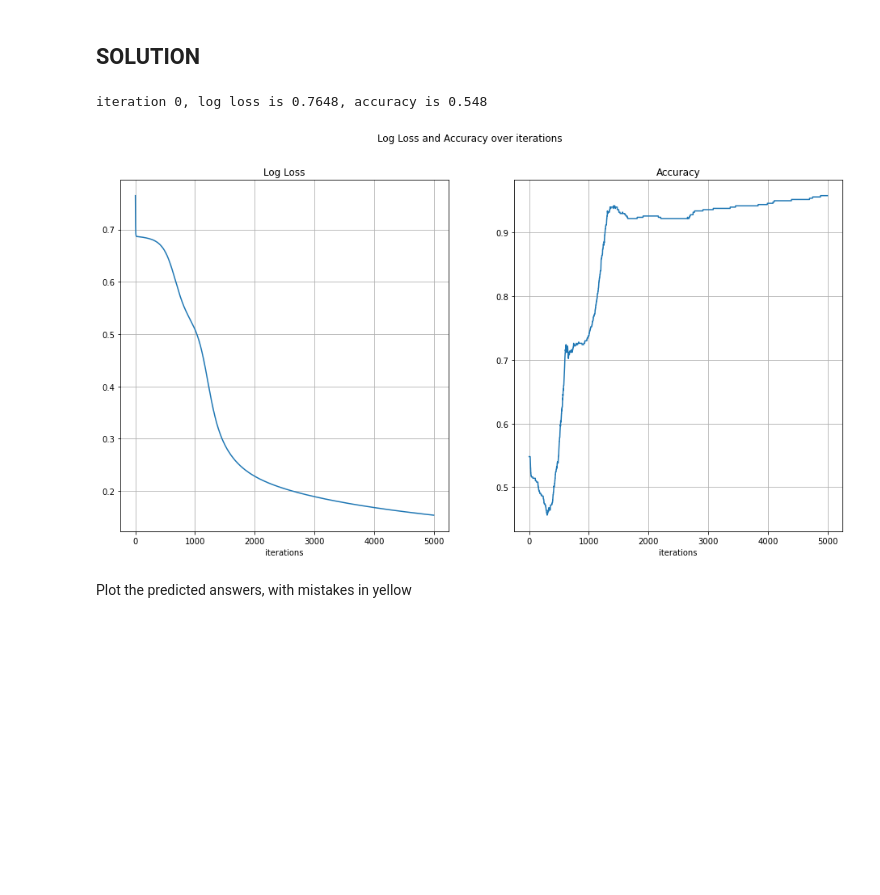
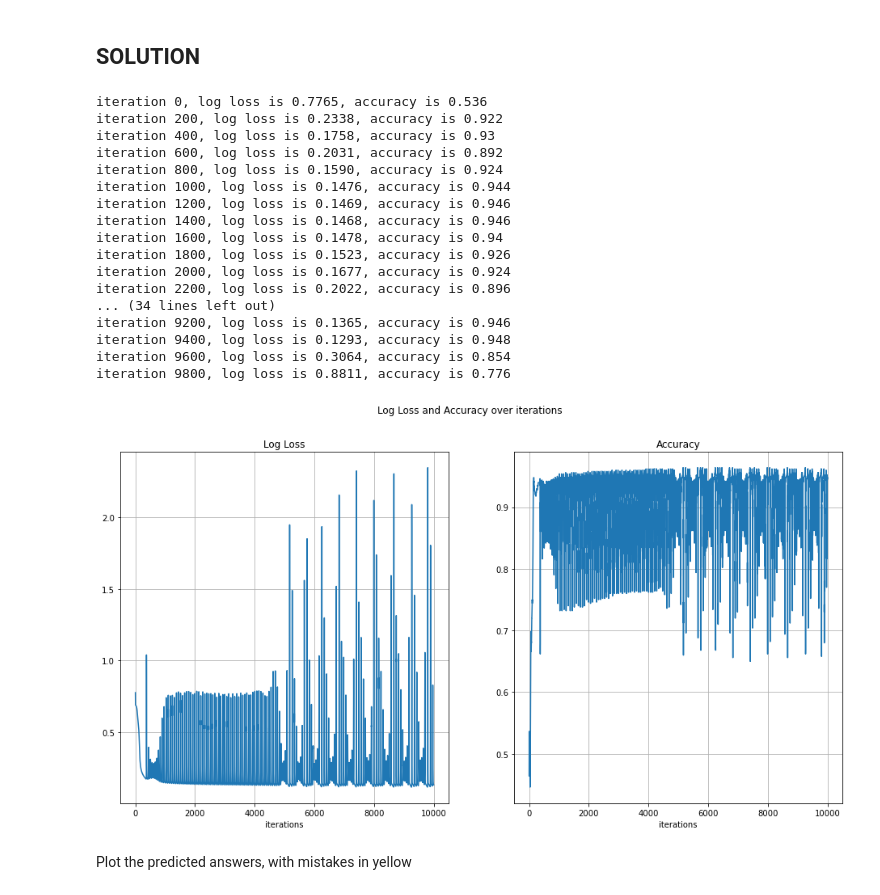
Before and after one commit to ryanRATM/cnt6150, a Jupyter notebook: hw3/03_Backprop_Exercise_Question_Circle.ipynb, the cells around one changed output. Cells and saved outputs as stored; diff of their text form; code cells hidden in the pictures; blank space fills up the shorter version.

```diff
--- a/hw3/03_Backprop_Exercise_Question_Circle.ipynb
+++ b/hw3/03_Backprop_Exercise_Question_Circle.ipynb
@@ -138,37 +138,53 @@ np.random.seed(1241)
 
 
 W_1 = np.random.uniform(-1, 1, size=(3,4))
 W_2 = np.random.uniform(-1, 1, size=(4))
-num_iter = 5000
+num_iter = 10000
 learning_rate = .001
 x_mat = x_mat_full
 
 
 
 
 
 loss_vals, accuracies = [], []
 
 for i in range(num_iter):
     # forward pass
     y_pred, (J_W_1_grad, J_W_2_grad) = forward_pass(W_1, W_2)
 
     # update weights
     W_1 = W_1 - learning_rate * J_W_1_grad
     W_2 = W_2 - learning_rate * J_W_2_grad
 
     curr_loss = loss_fn(y, y_pred)
     loss_vals.append(curr_loss)
     acc = np.sum((.5 <= y_pred) == y) / num_obs
     accuracies.append(acc)
 
-    if((i / 200) == 0):
+    if((i % 200) == 0):
         print('iteration {}, log loss is {:.4f}, accuracy is {}'.format(i, curr_loss, acc))
 
 plot_loss_accuracy(loss_vals, accuracies)
 # %% [output]
-iteration 0, log loss is 0.7648, accuracy is 0.548
+iteration 0, log loss is 0.7765, accuracy is 0.536
+iteration 200, log loss is 0.2338, accuracy is 0.922
+iteration 400, log loss is 0.1758, accuracy is 0.93
+iteration 600, log loss is 0.2031, accuracy is 0.892
+iteration 800, log loss is 0.1590, accuracy is 0.924
+iteration 1000, log loss is 0.1476, accuracy is 0.944
+iteration 1200, log loss is 0.1469, accuracy is 0.946
+iteration 1400, log loss is 0.1468, accuracy is 0.946
+iteration 1600, log loss is 0.1478, accuracy is 0.94
+iteration 1800, log loss is 0.1523, accuracy is 0.926
+iteration 2000, log loss is 0.1677, accuracy is 0.924
+iteration 2200, log loss is 0.2022, accuracy is 0.896
+... (34 lines left out)
+iteration 9200, log loss is 0.1365, accuracy is 0.946
+iteration 9400, log loss is 0.1293, accuracy is 0.948
+iteration 9600, log loss is 0.3064, accuracy is 0.854
+iteration 9800, log loss is 0.8811, accuracy is 0.776
-[figure, old version]
+[figure, new version]
 # %% [markdown]
 Plot the predicted answers, with mistakes in yellow
 # %%
```
Also changed, not shown: parts of 12 cells of this notebook, 5 other files.
